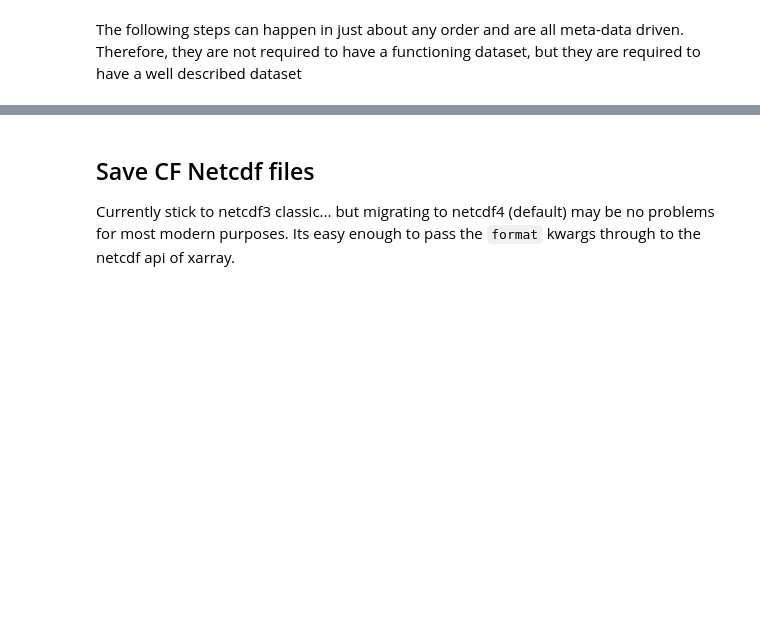
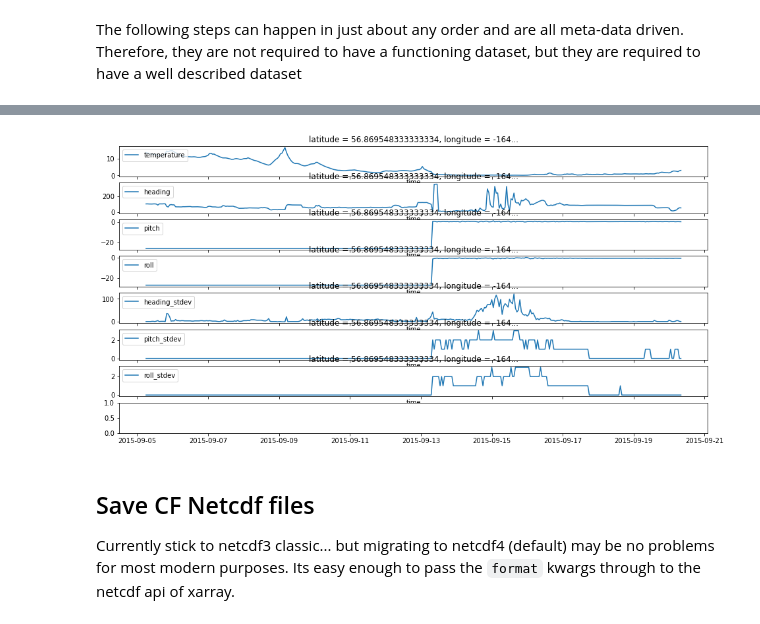
Before and after one commit to NOAA-PMEL/EcoFOCIpy, a Jupyter notebook: notebooks/EcoFOCIpy_adcp_example.ipynb, the cells around one changed output, grey strips where cells are left out. Saved outputs shown, nothing was run; the diff lists cells and outputs as text; code cells hidden in the pictures; blank space fills up the shorter version.

```diff
--- a/notebooks/EcoFOCIpy_adcp_example.ipynb
+++ b/notebooks/EcoFOCIpy_adcp_example.ipynb
@@ -286,3 +344,14 @@ adcp_wop_nc.qc_status(qc_status='unknown')
+# %%
+fig, ax = plt.subplots(nrows=len(adcp_scal_data.columns), sharex=True, figsize=(16,8))
+
+count=0
+for parameter,values in adcp_wop_nc.autotrim_time().items():
+    values.plot(ax=ax[count],label=parameter)
+    ax[count].legend(loc='upper left')
+    ax[count].set_ylabel('')
+    count+=1
+# %% [output]
+[figure, added]
 # %% [markdown]
 ## Save CF Netcdf files
 
```
Also changed, not shown: parts of 41 cells of this notebook, 5 other files.
